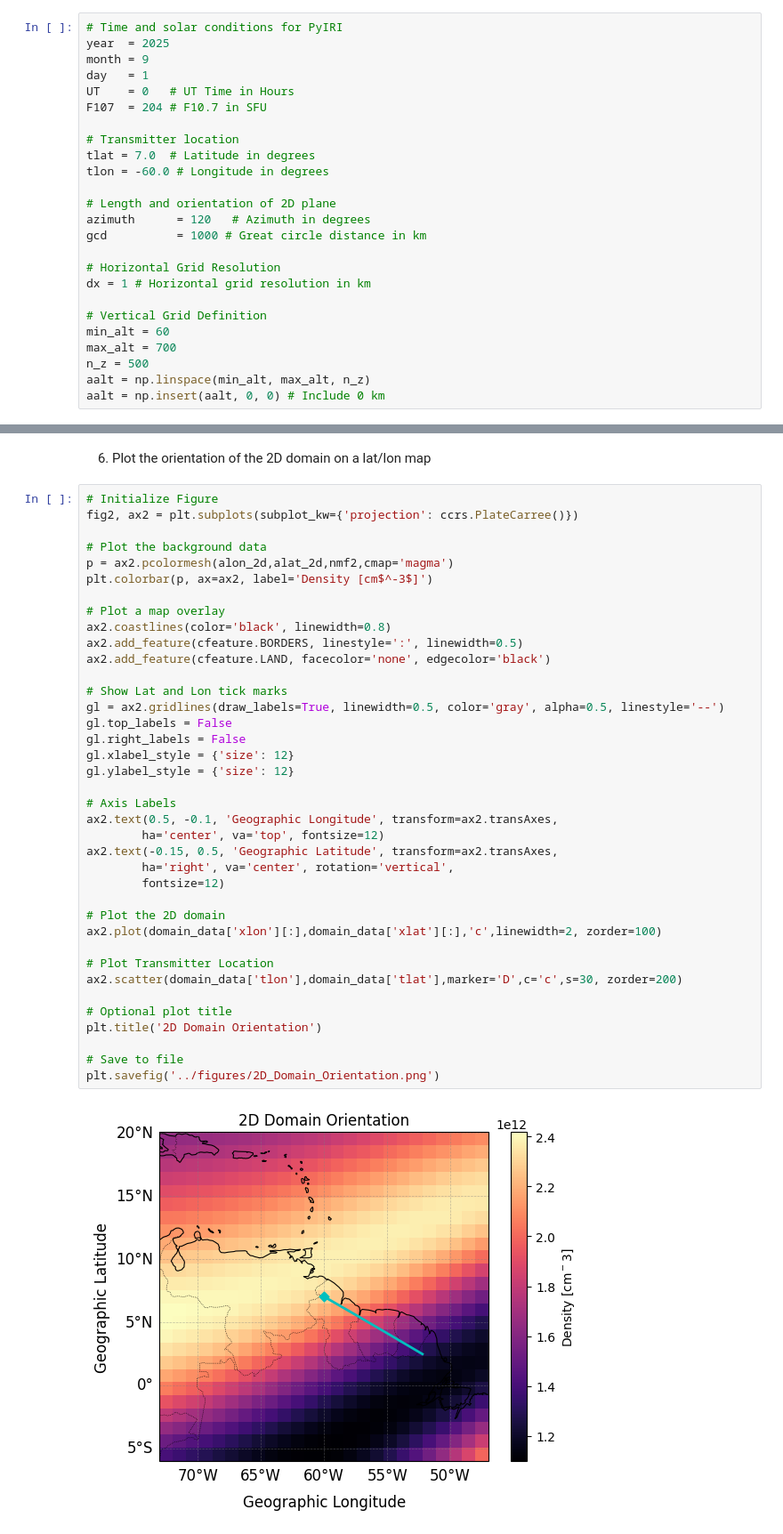
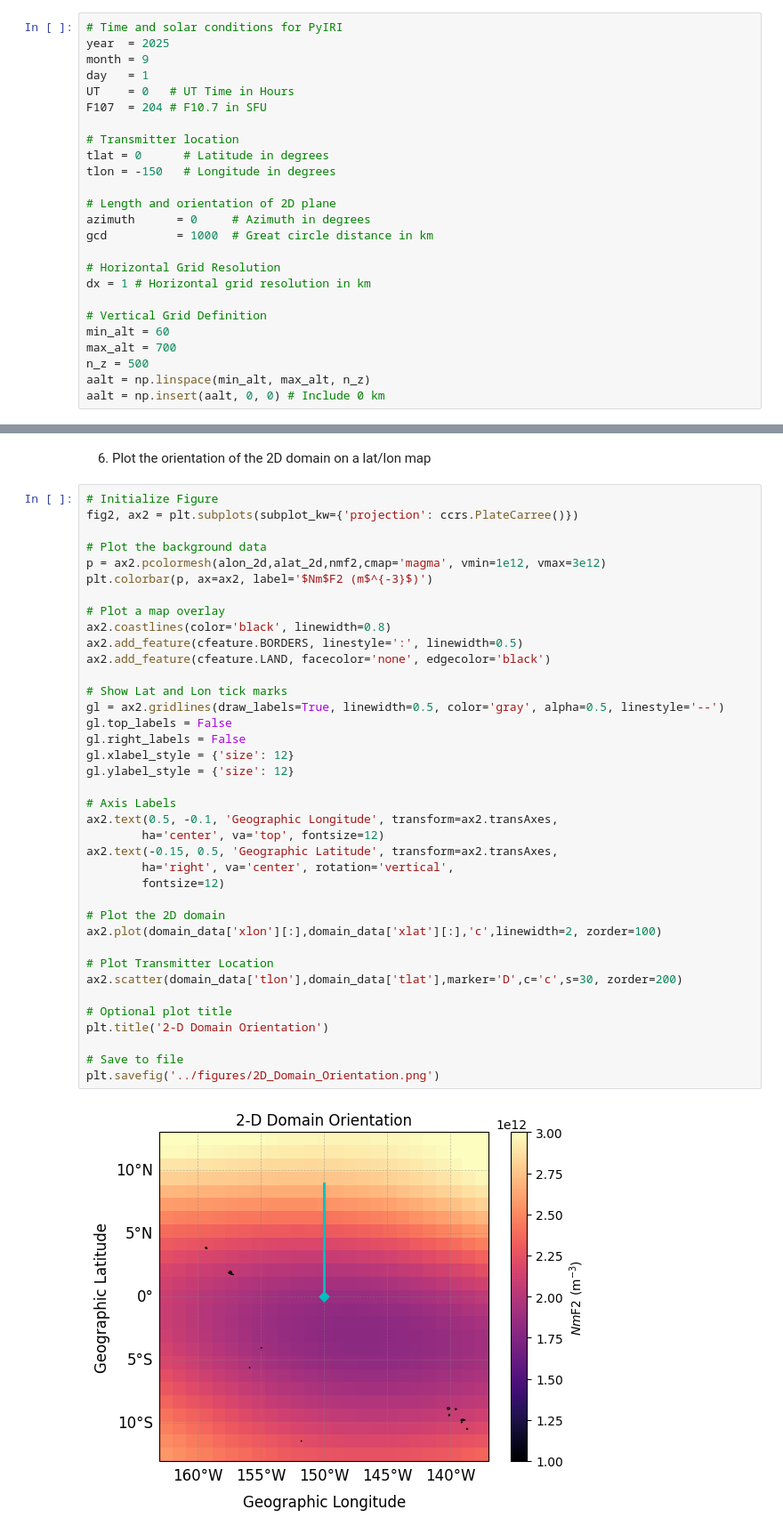
Before and after one commit to victoriyaforsythe/PyRayHF, a Jupyter notebook: docs/tutorials/Example_Generate_2D_Input.ipynb, the cells around one changed output, grey strips where cells are left out. Shown at 89% size. Cells and saved outputs as stored; diff of their text form.

```diff
--- a/docs/tutorials/Example_Generate_2D_Input.ipynb
+++ b/docs/tutorials/Example_Generate_2D_Input.ipynb
@@ -32,12 +31,12 @@ UT    = 0   # UT Time in Hours
 F107  = 204 # F10.7 in SFU
 
 # Transmitter location
-tlat = 7.0  # Latitude in degrees
-tlon = -60.0 # Longitude in degrees
+tlat = 0      # Latitude in degrees
+tlon = -150   # Longitude in degrees
 
 # Length and orientation of 2D plane
-azimuth      = 120   # Azimuth in degrees
-gcd          = 1000 # Great circle distance in km
+azimuth      = 0     # Azimuth in degrees
+gcd          = 1000  # Great circle distance in km
 
 # Horizontal Grid Resolution
 dx = 1 # Horizontal grid resolution in km
@@ -146,38 +145,38 @@ nmf2 = np.reshape(F2["Nm"], alon_2d.shape)
 fig2, ax2 = plt.subplots(subplot_kw={'projection': ccrs.PlateCarree()})
 
 # Plot the background data
-p = ax2.pcolormesh(alon_2d,alat_2d,nmf2,cmap='magma')
-plt.colorbar(p, ax=ax2, label='Density [cm$^-3$]')
+p = ax2.pcolormesh(alon_2d,alat_2d,nmf2,cmap='magma', vmin=1e12, vmax=3e12)
+plt.colorbar(p, ax=ax2, label='$Nm$F2 (m$^{-3}$)')
 
 # Plot a map overlay
 ax2.coastlines(color='black', linewidth=0.8)
 ax2.add_feature(cfeature.BORDERS, linestyle=':', linewidth=0.5)
 ax2.add_feature(cfeature.LAND, facecolor='none', edgecolor='black')
 
 # Show Lat and Lon tick marks
 gl = ax2.gridlines(draw_labels=True, linewidth=0.5, color='gray', alpha=0.5, linestyle='--')
 gl.top_labels = False
 gl.right_labels = False
 gl.xlabel_style = {'size': 12}
 gl.ylabel_style = {'size': 12}
 
 # Axis Labels
 ax2.text(0.5, -0.1, 'Geographic Longitude', transform=ax2.transAxes,
         ha='center', va='top', fontsize=12)
 ax2.text(-0.15, 0.5, 'Geographic Latitude', transform=ax2.transAxes,
         ha='right', va='center', rotation='vertical',
         fontsize=12)
 
 # Plot the 2D domain
 ax2.plot(domain_data['xlon'][:],domain_data['xlat'][:],'c',linewidth=2, zorder=100)
 
 # Plot Transmitter Location
 ax2.scatter(domain_data['tlon'],domain_data['tlat'],marker='D',c='c',s=30, zorder=200)
 
 # Optional plot title
-plt.title('2D Domain Orientation')
+plt.title('2-D Domain Orientation')
 
 # Save to file
 plt.savefig('../figures/2D_Domain_Orientation.png')
 # %% [output]
-[figure, old version]
+[figure, new version]
```
Also changed, not shown: parts of 2 cells of this notebook, 8 other files.
